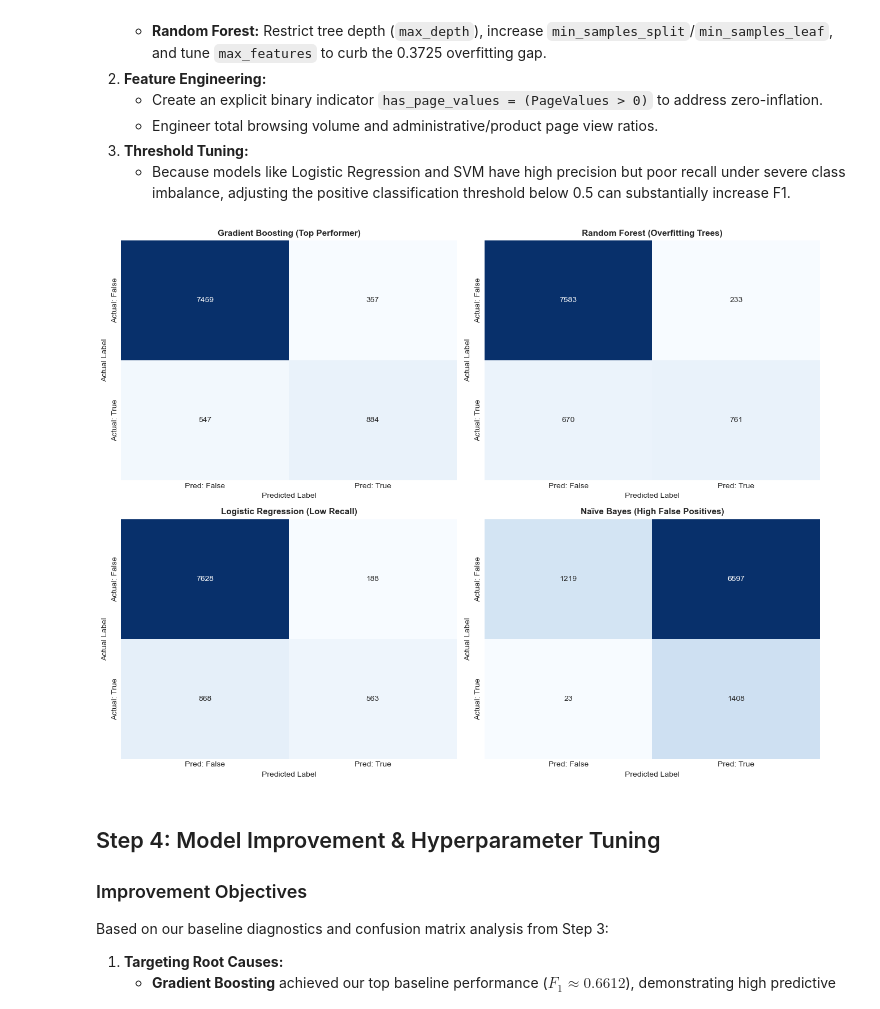
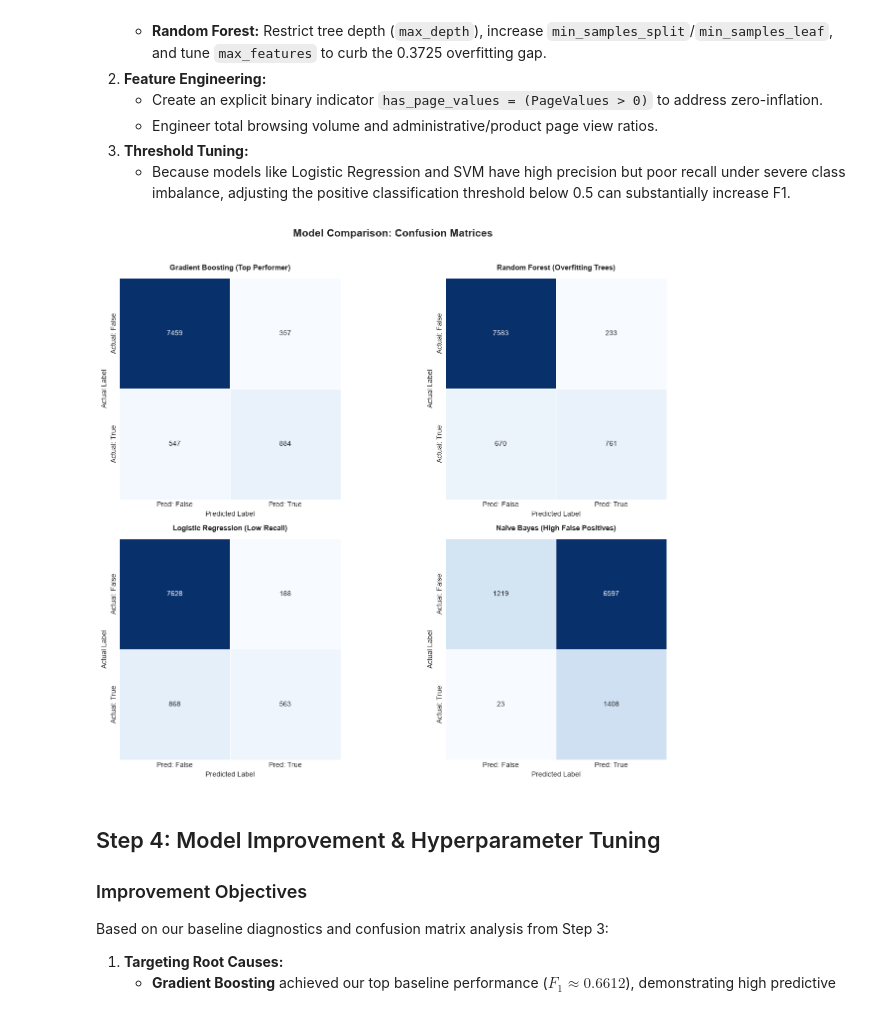
Before and after one commit to patriciafigueredo2412/CAI_4105_2026_Fall_Team_3, a Jupyter notebook: challenge_2/Challenge2.ipynb, the cells around one changed output. Cells and saved outputs as stored; diff of their text form; code cells hidden in the pictures.

```diff
--- a/challenge_2/Challenge2.ipynb
+++ b/challenge_2/Challenge2.ipynb
@@ -447,52 +645,128 @@ Completed: Gradient Boosting         | Val F1: 0.6612 | Train F1: 0.7351
 3. **Threshold Tuning:**
    * Because models like Logistic Regression and SVM have high precision but poor recall under severe class imbalance, adjusting the positive classification threshold below 0.5 can substantially increase F1.
 # %%
+
+# ============================================================
+# 1. IMPORT REQUIRED LIBRARIES
+# ============================================================
+
 import matplotlib.pyplot as plt
 import seaborn as sns
+
 from sklearn.model_selection import cross_val_predict
 from sklearn.metrics import confusion_matrix
 
-# Select the most informative representative models from each family
+
+# ============================================================
+# 2. DEFINE DIAGNOSTIC MODELS
+# ============================================================
+
+# Select representative models from different algorithm families
+# to compare their classification performance.
+
 diagnostic_models = {
-    'Gradient Boosting (Top Performer)': GradientBoostingClassifier(n_estimators=100, random_state=42),
-    'Random Forest (Overfitting Trees)': RandomForestClassifier(n_estimators=100, random_state=42, n_jobs=-1),
-    'Logistic Regression (Low Recall)': LogisticRegression(max_iter=1000, random_state=42),
+
+    'Gradient Boosting (Top Performer)': GradientBoostingClassifier(
+        n_estimators=100,
+        random_state=42
+    ),
+
+    'Random Forest (Overfitting Trees)': RandomForestClassifier(
+        n_estimators=100,
+        random_state=42,
+        n_jobs=-1
+    ),
+
+    'Logistic Regression (Low Recall)': LogisticRegression(
+        max_iter=1000,
+        random_state=42
+    ),
+
     'Naïve Bayes (High False Positives)': GaussianNB()
 }
 
-fig, axes = plt.subplots(2, 2, figsize=(13, 10))
+
+# ============================================================
+# 3. CREATE CONFUSION MATRIX VISUALIZATIONS
+# ============================================================
+
+fig, axes = plt.subplots(2, 2, figsize=(14, 11))
+
+# Flatten the axes array for easier iteration
 axes = axes.ravel()
 
+
+# ============================================================
+# 4. TRAIN AND EVALUATE EACH MODEL
+# ============================================================
+
 for idx, (name, clf) in enumerate(diagnostic_models.items()):
+
+    # Combine preprocessing and classification into one pipeline
     pipe = Pipeline(steps=[
         ('preprocessor', preprocessor),
         ('classifier', clf)
     ])
 
-    # Generate clean out-of-fold predictions across all 5 stratified folds
-    y_pred = cross_val_predict(pipe, X, y, cv=cv, n_jobs=-1)
+    # Generate out-of-fold predictions using cross-validation
+    # Each observation is predicted by a model that did not train on it.
+    y_pred = cross_val_predict(
+        pipe,
+        X,
+        y,
+        cv=cv,
+        n_jobs=-1
+    )
 
+    # Calculate confusion matrix
     cm = confusion_matrix(y, y_pred)
 
-    # Plot normalized percentages alongside raw counts
+
+    # ========================================================
+    # 5. PLOT CONFUSION MATRIX
+    # ========================================================
+
     sns.heatmap(
         cm,
         annot=True,
         fmt='d',
         cmap='Blues',
         cbar=False,
+        linewidths=0.5,
+        linecolor='white',
+        square=True,
         ax=axes[idx],
         xticklabels=['Pred: False', 'Pred: True'],
         yticklabels=['Actual: False', 'Actual: True']
     )
-    axes[idx].set_title(name, fontsize=11, fontweight='bold')
-    axes[idx].set_ylabel('Actual Label')
-    axes[idx].set_xlabel('Predicted Label')
+
+    # Configure plot labels and title
+    axes[idx].set_title(
+        name,
+        fontsize=11,
+        fontweight='bold',
+        pad=12
+    )
+
+    axes[idx].set_ylabel('Actual Label', fontsize=10)
+    axes[idx].set_xlabel('Predicted Label', fontsize=10)
+
+
+# ============================================================
+# 6. FINALIZE VISUALIZATION
+# ============================================================
+
+plt.suptitle(
+    'Model Comparison: Confusion Matrices',
+    fontsize=15,
+    fontweight='bold',
+    y=1.02
+)
 
 plt.tight_layout()
 plt.show()
 # %% [output]
-[figure, old version]
+[figure, new version]
 # %% [markdown]
 ## Step 4: Model Improvement & Hyperparameter Tuning
 
```
Also changed, not shown: parts of 6 cells of this notebook, 1 other file.
